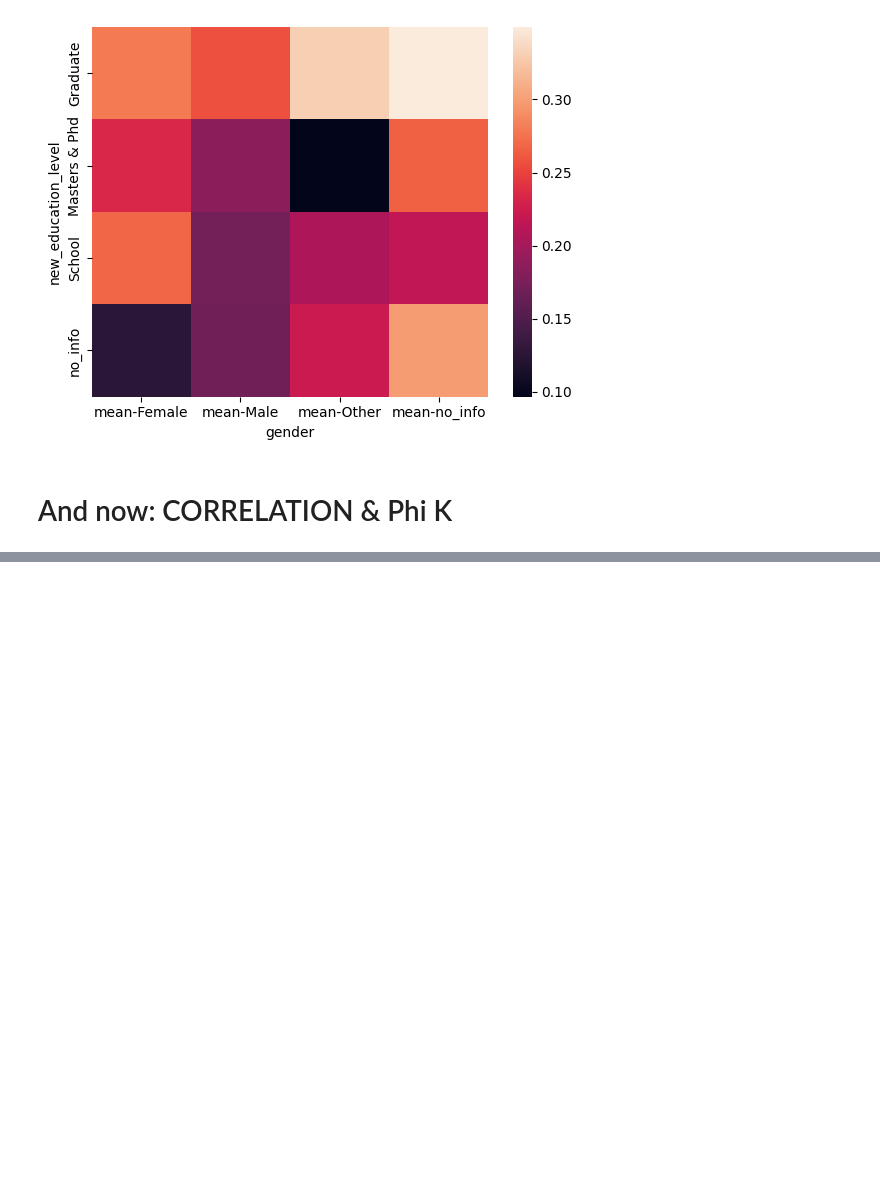
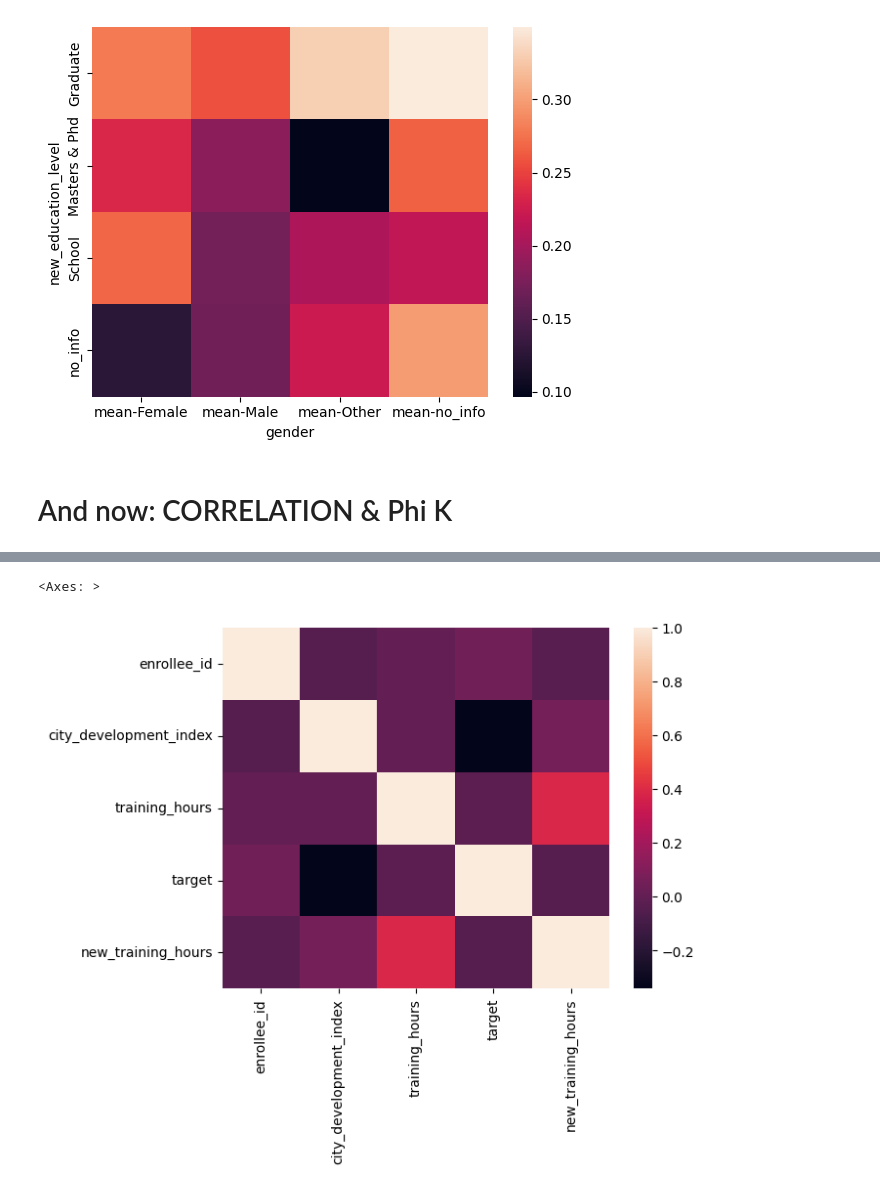
Before and after one commit to kroninam/My_Notes_Base_DS, a Jupyter notebook: 001_HR Analytics Job Change of Data Scientists/001_First_notes_Base_Pandas_For_DS.ipynb, the cells around one changed output, grey strips where cells are left out. Drawn from its saved outputs; the diff is of its cells as text; code cells hidden in the pictures; blank space fills up the shorter version.

```diff
--- a/001_HR Analytics Job Change of Data Scientists/001_First_notes_Base_Pandas_For_DS.ipynb
+++ b/001_HR Analytics Job Change of Data Scientists/001_First_notes_Base_Pandas_For_DS.ipynb
@@ -1077,0 +1093,5 @@ plt.show() # отображаем график
+# %%
+sns.heatmap(df.corr())
+# %% [output]
+<Axes: >
+[figure, added]
```
Also changed, not shown: parts of 53 cells of this notebook.
